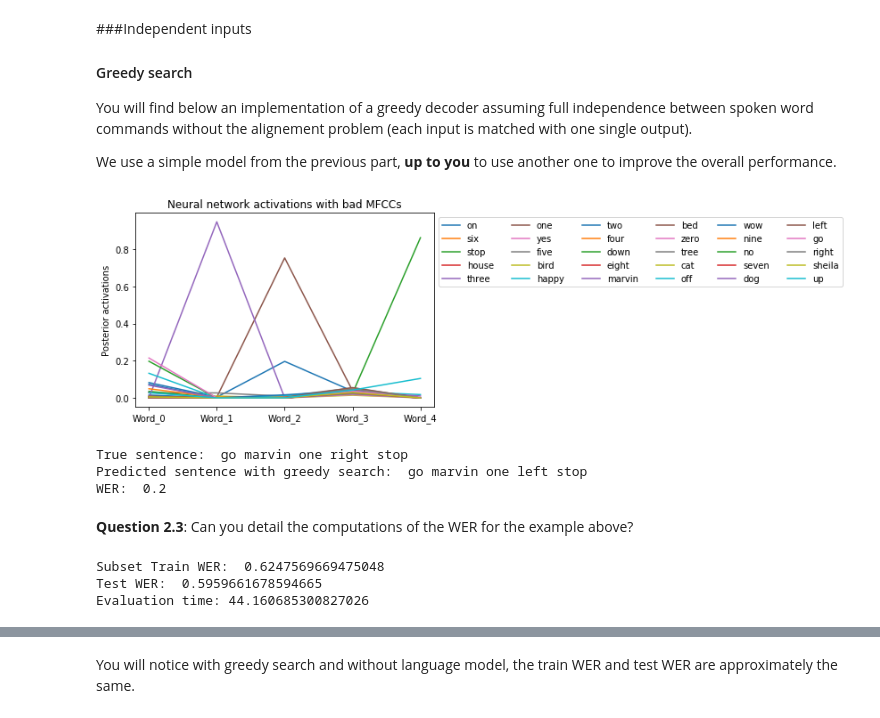
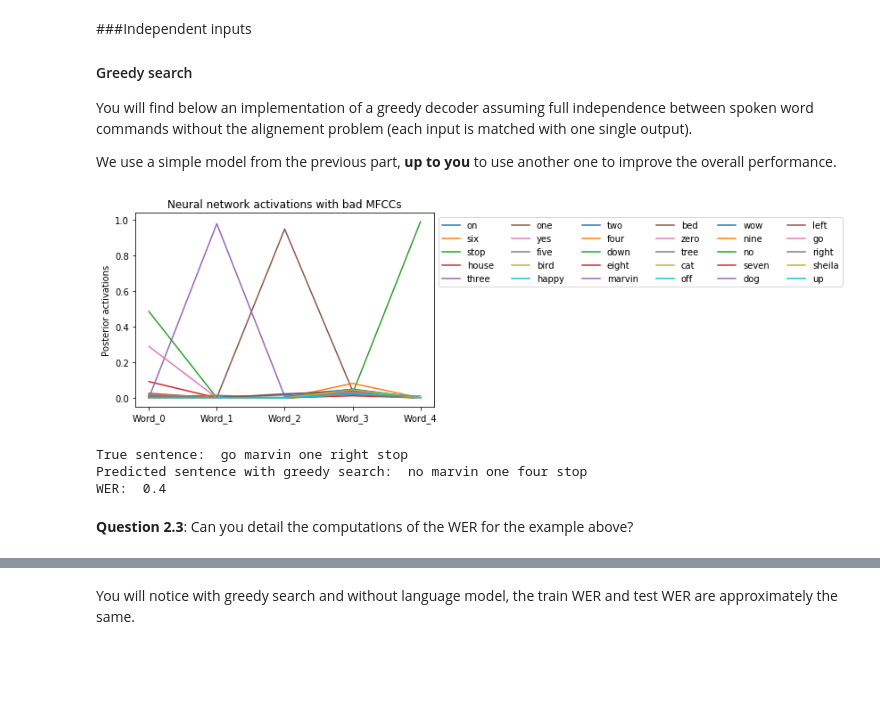
Before and after one commit to deloroy/SPEECH-NLP, a Jupyter notebook: TP1 (SPEECH)/speech_commands_mva_2019_py3-Copy1.ipynb, the cells around one changed output, grey strips where cells are left out. Cells and saved outputs as stored; diff of their text form; code cells hidden in the pictures; blank space fills up the shorter version.

Commit message:
decoders working

```diff
--- a/TP1 (SPEECH)/speech_commands_mva_2019_py3-Copy1.ipynb
+++ b/TP1 (SPEECH)/speech_commands_mva_2019_py3-Copy1.ipynb
@@ -672,7 +672,7 @@ def generate_wav_from_list_sequence(generated_list_sequence):
 
 # Again warning do not forget to change your pad function according to your choice of input features
 
-def generate_posteriors_from_list_sequence(generated_list_sequence, model_predict_proba_function, feature_func):
+def generate_posteriors_from_list_sequence(generated_list_sequence, model_predict_proba_function, feature_func=feature_function):
     posteriors = []
     for command in generated_list_sequence[1:]:
         wav_name = os.path.join((path_to_wavs),command[1])
@@ -702,36 +702,36 @@ We use a simple model from the previous part, **up to you** to use another one t
 # %%
 example_sequence = train_sequence_list[10]
 
 #posteriors_neural_mfcc = np.array(generate_posteriors_from_list_sequence(example_sequence, neural_net.predict_proba, mfcc))
-posteriors_neural_mfcc = np.array(generate_posteriors_from_list_sequence(example_sequence, cnn_model.predict, mfcc))
+posteriors_neural = np.array(generate_posteriors_from_list_sequence(example_sequence, cnn_model.predict))
 
-list_plots = plt.plot(['Word_'+str(el) for el in range(posteriors_neural_mfcc.shape[0])],posteriors_neural_mfcc)
+list_plots = plt.plot(['Word_'+str(el) for el in range(posteriors_neural_mfcc.shape[0])],posteriors_neural)
 plt.legend(list_plots, label_set, loc="upper left", bbox_to_anchor=(1,1), ncol=6)
 plt.ylabel('Posterior activations')
 plt.title('Neural network activations with bad MFCCs')
 plt.show()
 
 def greedy_decoder(data):
     predicted_sequence = [np.argmax(s) for s in data]
     predicted_sequence = [label_set[el] for el in predicted_sequence]
     return predicted_sequence
 
 def sequence_format_to_text(sentence):
     return [el[0] for el in sentence[1:]]
 
-predicted_sequence = greedy_decoder(posteriors_neural_mfcc)
+predicted_sequence = greedy_decoder(posteriors_neural)
 print('True sentence: ', ' '.join(sequence_format_to_text(example_sequence)))
 print('Predicted sentence with greedy search: ', ' '.join(predicted_sequence))
 print('WER: ',jiwer.wer(' '.join(sequence_format_to_text(example_sequence)),' '.join(predicted_sequence)))
 # %% [output]
-[figure, old version]
+[figure, new version]
 True sentence:  go marvin one right stop
-Predicted sentence with greedy search:  go marvin one left stop
-WER:  0.2
+Predicted sentence with greedy search:  no marvin one four stop
+WER:  0.4
 # %% [markdown]
 **Question 2.3**: Can you detail the computations of the WER for the example above?
 # %%
-def assess_decoder(decoder,transition_matrix=None, beam_size=5):
+def assess_decoder(decoder,transition_matrix=None, beam_size=5, viz_sentences=False):
 
     #decoder can be "greedy", "beam_search" or "viterbi"
     #if "beam_search" or "viterbi", transition_matrix should be filled
@@ -745,13 +745,15 @@ def assess_decoder(decoder,transition_matrix=None, beam_size=5):
     # EVALUATION on the full train set takes too much time, so you should evaluate on a subset
 
     for sentence in  np.random.choice(train_sequence_list, 300, replace=False):
-        posteriors_neural_mfcc = np.array(generate_posteriors_from_list_sequence(sentence, cnn_model.predict, mfcc))
+
+        posteriors_neural = np.array(generate_posteriors_from_list_sequence(sentence, cnn_model.predict))
+
         if decoder == "greedy":
-            predicted_sequence = greedy_decoder(posteriors_neural_mfcc)
+            predicted_sequence = greedy_decoder(posteriors_neural)
         elif decoder == "beam_search":
-            predicted_sequence = beam_search_decoder(posteriors_neural_mfcc, transition_matrix, beam_size=beam_size)
+            predicted_sequence = beam_search_decoder(posteriors_neural, transition_matrix, beam_size=beam_size)
         elif decoder == "viterbi":
-            predicted_sequence = viterbi_decoder(posteriors_neural_mfcc, transition_matrix)
+            predicted_sequence = viterbi_decoder(posteriors_neural, transition_matrix)
         else:
             print("decoder should be 'greedy', 'beam_search' or 'viterbi'")
             return
@@ -759,16 +761,20 @@ def assess_decoder(decoder,transition_matrix=None, beam_size=5):
         train_hypothesis.append(' '.join(predicted_sequence))
         train_reference.append(' '.join(sequence_format_to_text(sentence)))
 
+        if viz_sentences:
+            print(sequence_format_to_text(sentence), predicted_sequence)
+
+
     test_hypothesis = []
     test_reference = []
     for idx, sentence in enumerate(test_sequence_list):
-        posteriors_neural_mfcc = np.array(generate_posteriors_from_list_sequence(sentence, cnn_model.predict, mfcc))
+        posteriors_neural = np.array(generate_posteriors_from_list_sequence(sentence, cnn_model.predict))
         if decoder == "greedy":
-            predicted_sequence = greedy_decoder(posteriors_neural_mfcc)
+            predicted_sequence = greedy_decoder(posteriors_neural)
         elif decoder == "beam_search":
-            predicted_sequence = beam_search_decoder(posteriors_neural_mfcc, transition_matrix, beam_size=beam_size)
+            predicted_sequence = beam_search_decoder(posteriors_neural, transition_matrix, beam_size=beam_size)
         elif decoder == "viterbi":
-            predicted_sequence = viterbi_decoder(posteriors_neural_mfcc, transition_matrix)
+            predicted_sequence = viterbi_decoder(posteriors_neural, transition_matrix)
         else:
             print("decoder should be 'greedy', 'beam_search' or 'viterbi'")
             return
@@ -782,9 +788,5 @@ def assess_decoder(decoder,transition_matrix=None, beam_size=5):
     end = time.time()
 
     print("Evaluation time: " + str(end-start))
-# %% [output]
-Subset Train WER:  0.6247569669475048
-Test WER:  0.5959661678594665
-Evaluation time: 44.160685300827026
 # %%
 assess_decoder("greedy",transition_matrix=None)
```
Also changed, not shown: parts of 10 cells of this notebook, 6 other files.
